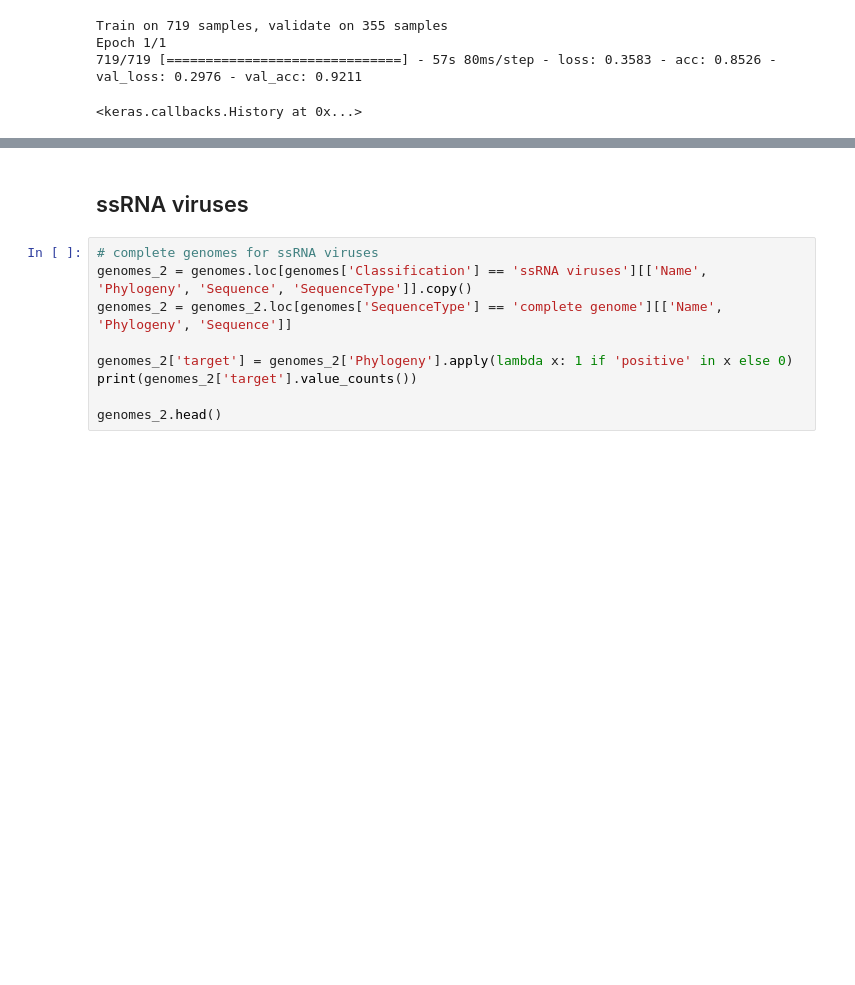
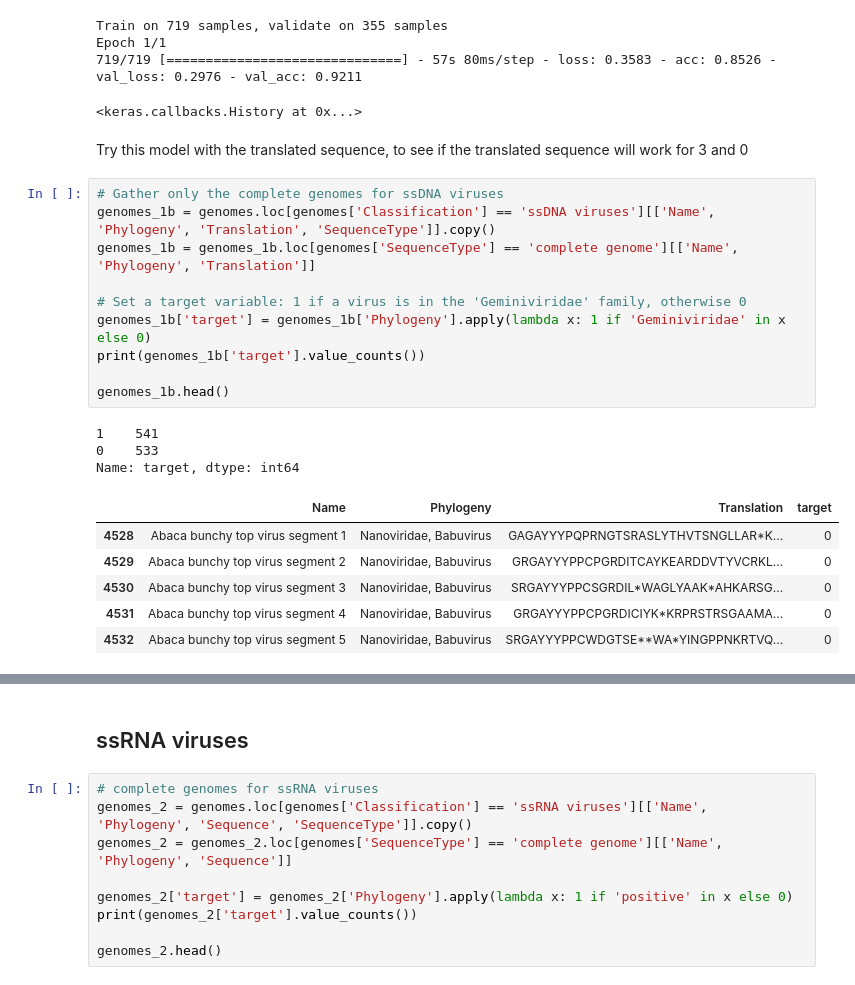
Before and after one commit to qdupupet/Viral-Genomes, a Jupyter notebook: ViralGenomes.ipynb, the cells around one changed output, grey strips where cells are left out. Cells and saved outputs as stored; diff of their text form; blank space fills up the shorter version.

```diff
--- a/ViralGenomes.ipynb
+++ b/ViralGenomes.ipynb
@@ -383,3 +436,25 @@ Train on 719 samples, validate on 355 samples
 Epoch 1/1
 719/719 [==============================] - 57s 80ms/step - loss: 0.3583 - acc: 0.8526 - val_loss: 0.2976 - val_acc: 0.9211
 <keras.callbacks.History at 0x...>
+# %% [markdown]
+Try this model with the translated sequence, to see if the translated sequence will work for 3 and 0
+# %%
+# Gather only the complete genomes for ssDNA viruses
+genomes_1b = genomes.loc[genomes['Classification'] == 'ssDNA viruses'][['Name', 'Phylogeny', 'Translation', 'SequenceType']].copy()
+genomes_1b = genomes_1b.loc[genomes['SequenceType'] == 'complete genome'][['Name', 'Phylogeny', 'Translation']]
+
+# Set a target variable: 1 if a virus is in the 'Geminiviridae' family, otherwise 0
+genomes_1b['target'] = genomes_1b['Phylogeny'].apply(lambda x: 1 if 'Geminiviridae' in x else 0)
+print(genomes_1b['target'].value_counts())
+
+genomes_1b.head()
+# %% [output]
+1    541
+0    533
+Name: target, dtype: int64
+|  | Name | Phylogeny | Translation | target |
+| 4528 | Abaca bunchy top virus segment 1 | Nanoviridae, Babuvirus | GAGAYYYPQPRNGTSRASLYTHVTSNGLLAR*K... | 0 |
+| 4529 | Abaca bunchy top virus segment 2 | Nanoviridae, Babuvirus | GRGAYYYPPCPGRDITCAYKEARDDVTYVCRKL... | 0 |
+| 4530 | Abaca bunchy top virus segment 3 | Nanoviridae, Babuvirus | SRGAYYYPPCSGRDIL*WAGLYAAK*AHKARSG... | 0 |
+| 4531 | Abaca bunchy top virus segment 4 | Nanoviridae, Babuvirus | GRGAYYYPPCPGRDICIYK*KRPRSTRSGAAMA... | 0 |
+| 4532 | Abaca bunchy top virus segment 5 | Nanoviridae, Babuvirus | SRGAYYYPPCWDGTSE**WA*YINGPPNKRTVQ... | 0 |
```
Also changed, not shown: parts of 18 cells of this notebook, 6 other files.
